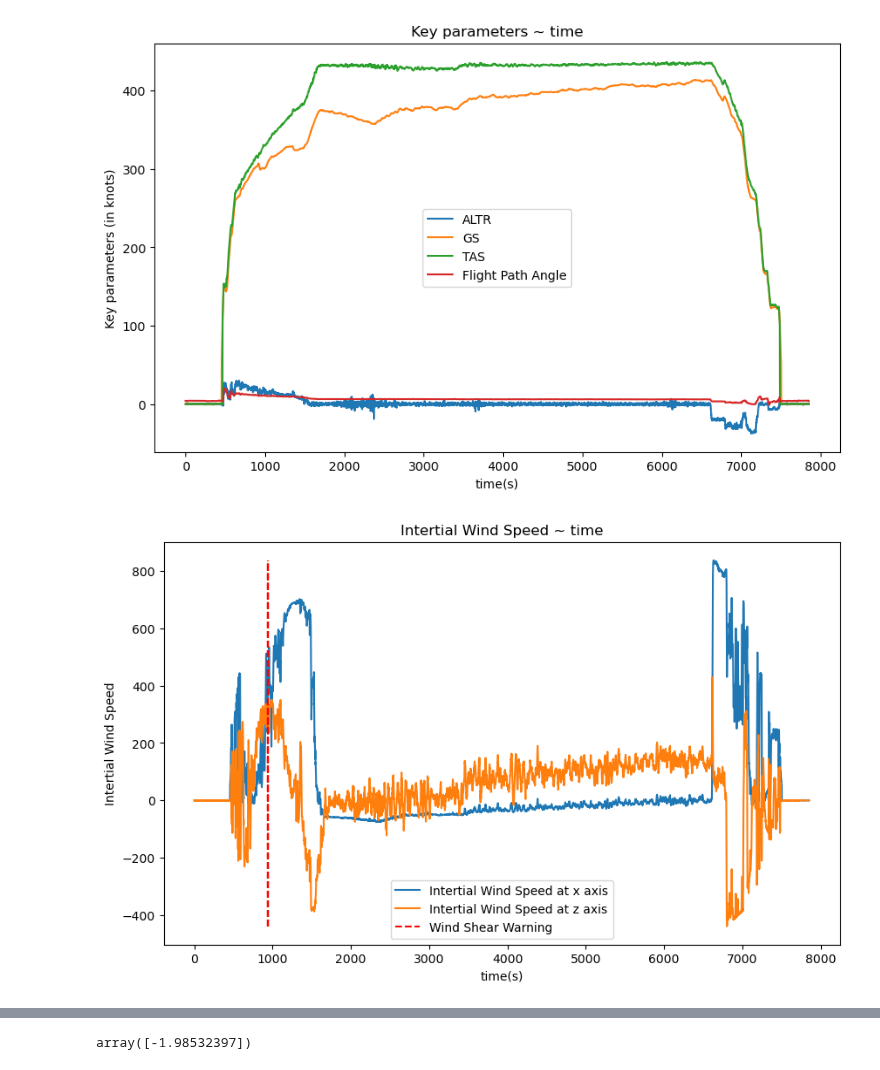
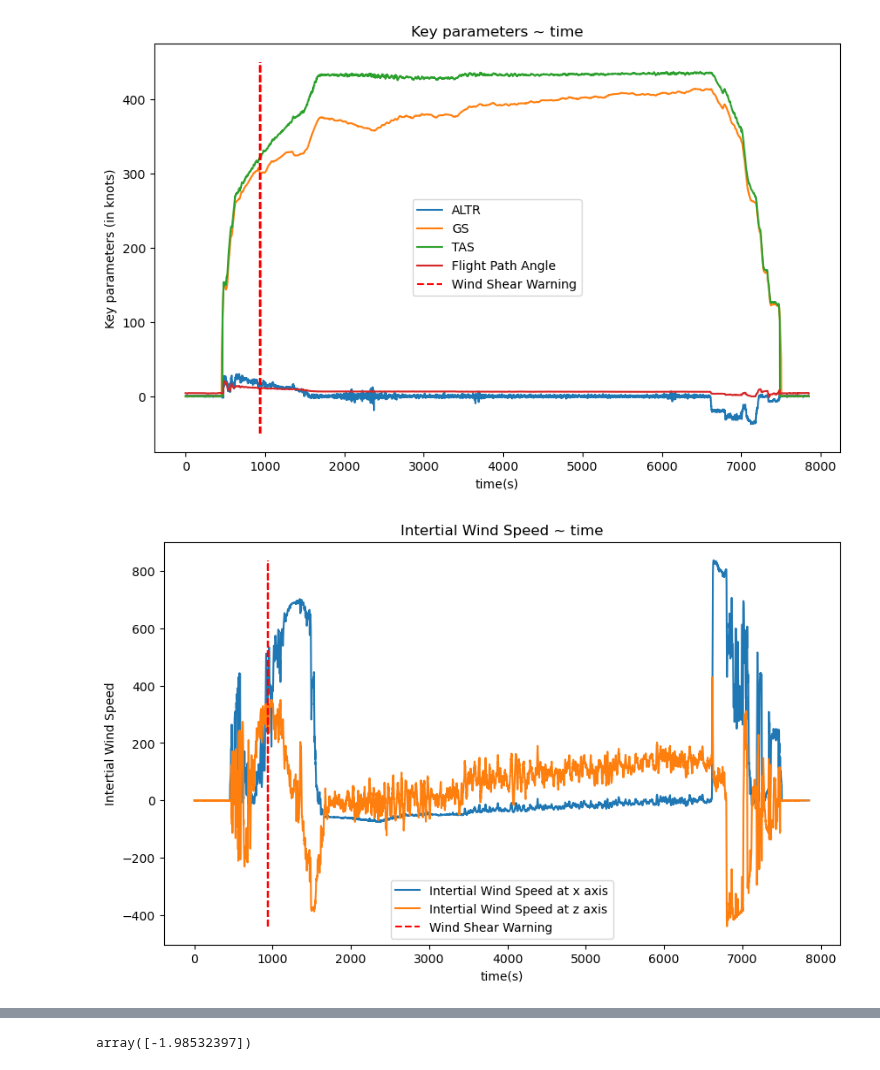
Before and after one commit to srt-uncertainty-wind/code, a Jupyter notebook: simulate_intertialWSHR.ipynb, the cells around one changed output, grey strips where cells are left out. Drawn from its saved outputs; the diff is of its cells as text; code cells hidden in the pictures.

```diff
--- a/simulate_intertialWSHR.ipynb
+++ b/simulate_intertialWSHR.ipynb
@@ -56,6 +56,7 @@ plt.plot(range(len(train_X)), train_X[:, 0]/101.27, label='ALTR')
 plt.plot(range(len(train_X)), train_X[:, 1], label='GS')
 plt.plot(range(len(train_X)), train_X[:, 2], label='TAS')
 plt.plot(range(len(train_X)), flight_path_angle_X, label='Flight Path Angle')
+plt.vlines(wshr_warn_idx_list, -50, 450, colors='r', linestyles='--', label='Wind Shear Warning')
 # plt.plot(range(len(train_X)), train_X[:, 2]*np.sin(flight_path_angle_X), label='TAS_partial_z')
 plt.xlabel('time(s)')
 plt.ylabel('Key parameters (in knots)')
@@ -91,34 +92,34 @@ plt.legend()
 # if np.std(X[:, 2]) > 1e-1:
 #     plt.savefig(f"../result/wshr_classify/supervised/SVM/figures_WS&WD&TAS/{work_mat_name}.png")
 plt.show()
 
 # 绘制风切变强度
 plt.figure(figsize=(10, 6))
 plt.plot(range(len(train_X)), f, label='WSHR Intensity')
 # plt.plot(range(len(train_X)), train_Y, c='red', label='Wind Shear Warning')
 plt.vlines(wshr_warn_idx_list, -5, 40, colors='r', linestyles='--', label='Wind Shear Warning')
 plt.xlabel('time(s)')
 plt.ylabel('WSHR Intensity')
 plt.title('WSHR Intensity ~ time')
 plt.legend()
 # if np.std(X[:, 2]) > 1e-1:
 #     plt.savefig(f"../result/wshr_classify/supervised/SVM/figures_WS&WD&TAS/{work_mat_name}.png")
 plt.show()
 
 # 绘制风切变强度变化率
 plt.figure(figsize=(10, 6))
 plt.plot(range(len(train_X)-1), f_diff, label='WSHR Intensity Diff_rate')
 # plt.plot(range(len(train_X)), train_Y, c='red', label='Wind Shear Warning')
 plt.vlines(wshr_warn_idx_list, -10, 10, colors='r', linestyles='--', label='Wind Shear Warning')
 plt.xlabel('time(s)')
 plt.ylabel('WSHR Intensity Diff_rate')
 plt.title('WSHR Intensity Diff_rate ~ time')
 plt.legend()
 # if np.std(X[:, 2]) > 1e-1:
 #     plt.savefig(f"../result/wshr_classify/supervised/SVM/figures_WS&WD&TAS/{work_mat_name}.png")
 plt.show()
 # %% [output]
-[figure, old version]
+[figure, new version]
 [figure]
 [figure]
 [figure]
```
